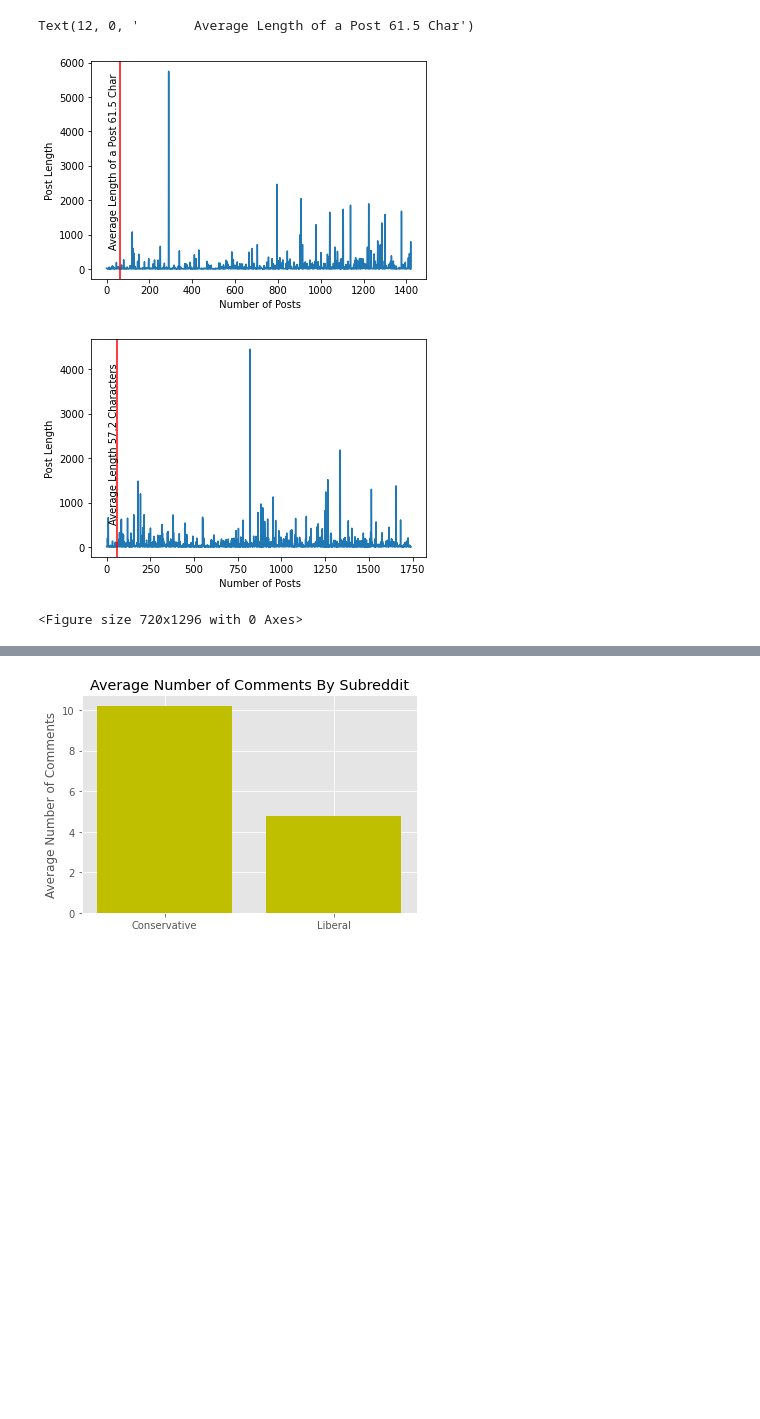
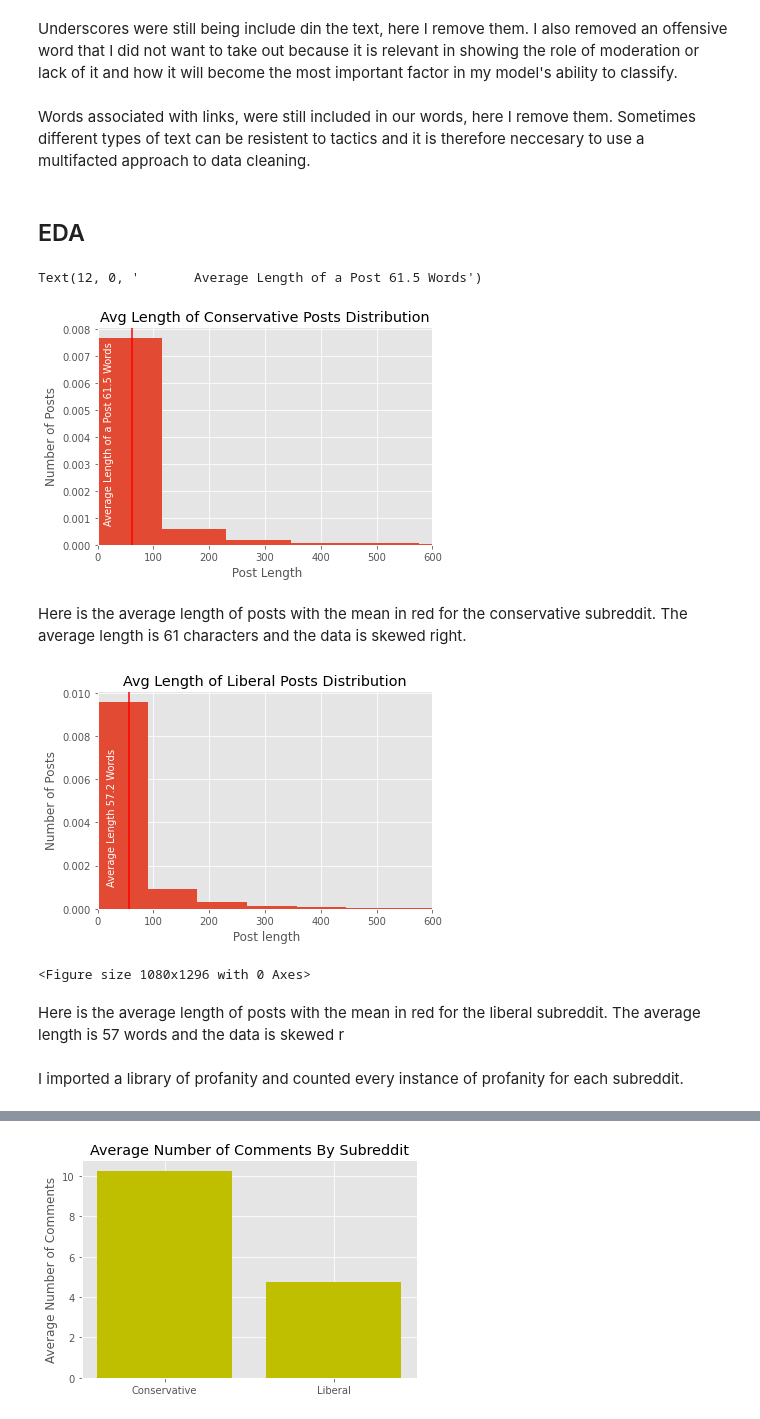
Before and after one commit to Agelf123/reddit_project, a Jupyter notebook: code/political_classification_modeling.ipynb, the cells around one changed output, grey strips where cells are left out. Drawn from its saved outputs; the diff is of its cells as text; code cells hidden in the pictures; blank space fills up the shorter version.

```diff
--- a/code/political_classification_modeling.ipynb
+++ b/code/political_classification_modeling.ipynb
@@ -38,5 +124,5 @@ c_data['fulltext'] = c_data['title'] + ' ' + c_data['selftext']# combine text fr
 # %%
-c_categorical_nums = {"subreddit": {'Conservative': 1}}#make classification categories
-l_categorical_nums = {"subreddit": {'Liberal': 0}}
+c_categorical_nums = {"subreddit": {'Conservative': 0}}#make classification categories
+l_categorical_nums = {"subreddit": {'Liberal': 1}}
 c_data.replace(c_categorical_nums, inplace=True)
 l_data.replace(l_categorical_nums, inplace=True)
@@ -88,3 +186,6 @@ def remove_underscores(data,col):# during eda we discovered that underscores wer
     data[col] = data[col].str.replace('_',' ')
 remove_underscores(c_data,'fulltext')
 remove_underscores(l_data,'fulltext')
+# %% [markdown]
+Underscores were still being include din the text, here I remove them.
+I also removed an offensive word that I did not want to take out because it is relevant in showing the role of moderation or lack of it and how it will become the most important factor  in my model's ability to classify.
@@ -94,24 +202,36 @@ def remove_link_words(data,col): # during eda we discovered that underscores wer
     data[col] = data[col].str.replace('http','')
 remove_link_words(c_data,'fulltext')
 remove_link_words(l_data,'fulltext')
+# %% [markdown]
+Words associated with links, were still included in our words, here I remove them. Sometimes different types of text can be resistent to tactics and it is therefore neccesary to use a multifacted approach to data cleaning.
+# %% [markdown]
+## EDA
 # %%
-(c_data['post_len'].plot())
-plt.xlabel(' Number of Posts')
-plt.ylabel('Post Length')
+plt.hist(c_data['post_len'],bins =50,density = 5)
+plt.title('Avg Length of Conservative Posts Distribution')
+plt.xlim(0,600)
+plt.xlabel(' Post Length')
+plt.ylabel('Number of Posts')
 plt.axvline(x=(c_data['post_len'].mean()),color = 'r')
-plt.text(12,0, '       Average Length of a Post 61.5 Char',rotation=90)
+plt.text(12,0, '       Average Length of a Post 61.5 Words',rotation=90, color = 'white')
 # %% [output]
-Text(12, 0, '       Average Length of a Post 61.5 Char')
+Text(12, 0, '       Average Length of a Post 61.5 Words')
-[figure, old version]
+[figure, new version]
+# %% [markdown]
+Here is the average length of posts with the mean in red for the conservative subreddit. The average length is 61 characters and the data is skewed right.
 # %%
-(l_data['post_len'].plot())
-plt.xlabel(' Number of Posts')
-plt.ylabel('Post Length')
+plt.hist(l_data['post_len'],bins =50,density = 5)
+plt.title('Avg Length of Liberal Posts Distribution')
+plt.xlim(0,600)
+plt.xlabel(' Post length')
+plt.ylabel('Number of Posts')
 plt.axvline(x=(l_data['post_len'].mean()),color = 'r')
-plt.text(12,0, '        Average Length 57.2 Characters',rotation=90)
-plt.figure(figsize=(10,18))
-plt.show()
+plt.text(16,0, '        Average Length 57.2 Words',rotation=90,color='white')
+plt.figure(figsize=(15,18))
+plt.show();
 # %% [output]
-[figure, old version]
+[figure, new version]
-<Figure size 720x1296 with 0 Axes>
+<Figure size 1080x1296 with 0 Axes>
+# %% [markdown]
+Here is the average length of posts with the mean in red for the liberal subreddit. The average length is 57 words and the data is skewed r
 # %%
@@ -124,6 +246,8 @@ def profanity_counter(data,col):
     return counter
 l_swear = profanity_counter(l_data,'fulltext')
 c_swear = profanity_counter(c_data,'fulltext')
+# %% [markdown]
+I imported a library of profanity and counted every instance of profanity for each subreddit.
 # %%
 x = ['Conservative', 'Liberal']
 y = [76,156]
```
Also changed, not shown: parts of 163 cells of this notebook, 2 other files.
